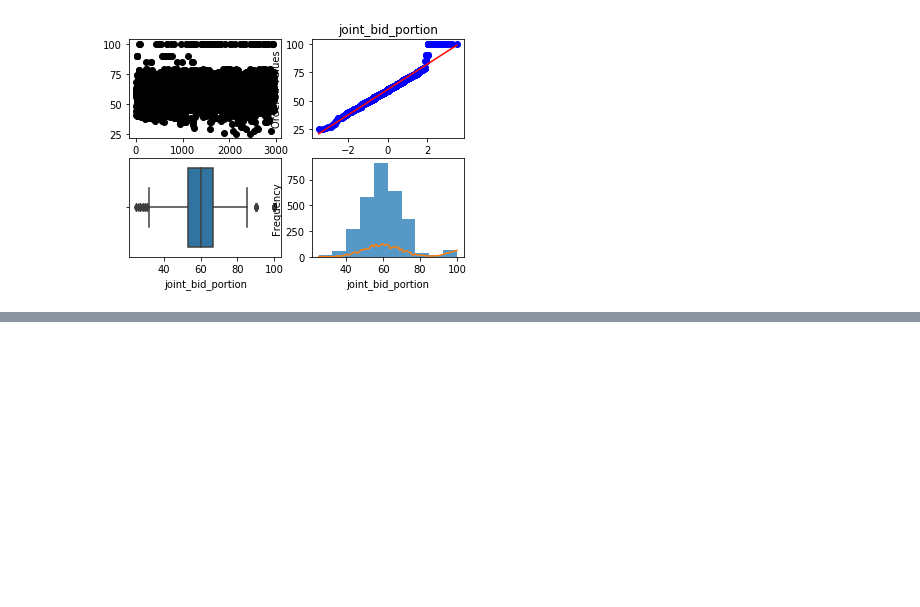
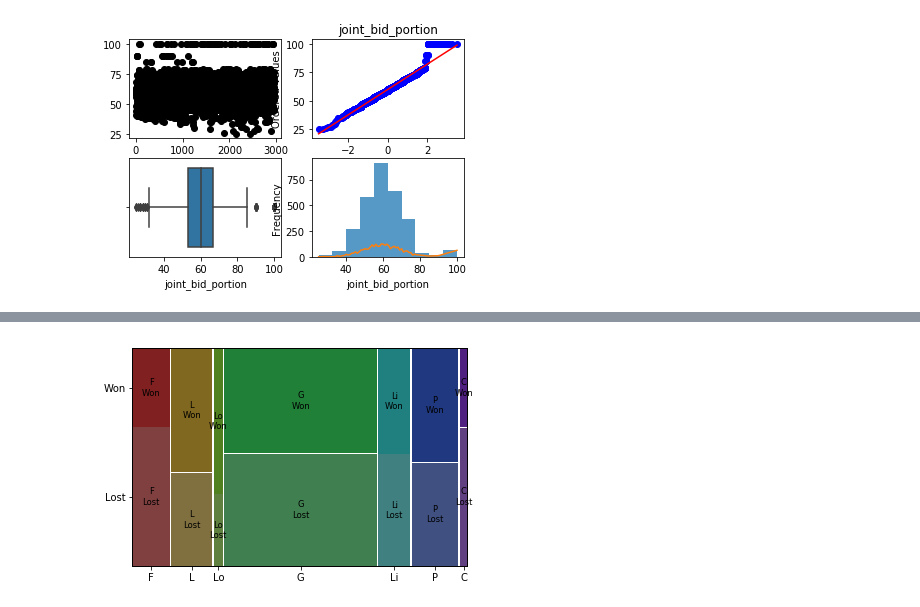
Before and after one commit to HarshaAsh/ClassificationModels, a Jupyter notebook: Basics/Data visualization part 1.ipynb, the cells around one changed output, grey strips where cells are left out. Cells and saved outputs as stored; diff of their text form; code cells hidden in the pictures; blank space fills up the shorter version.

```diff
--- a/Basics/Data visualization part 1.ipynb
+++ b/Basics/Data visualization part 1.ipynb
@@ -173,0 +219,5 @@ To be continued with bi variate analysis
+# %%
+# from statsmodels.graphics.mosaicplot import mosaic
+mosaic(df, ['product', 'reporting_status']);
+# %% [output]
+[figure, added]
```
Also changed, not shown: parts of 24 cells of this notebook, 2 other files.
